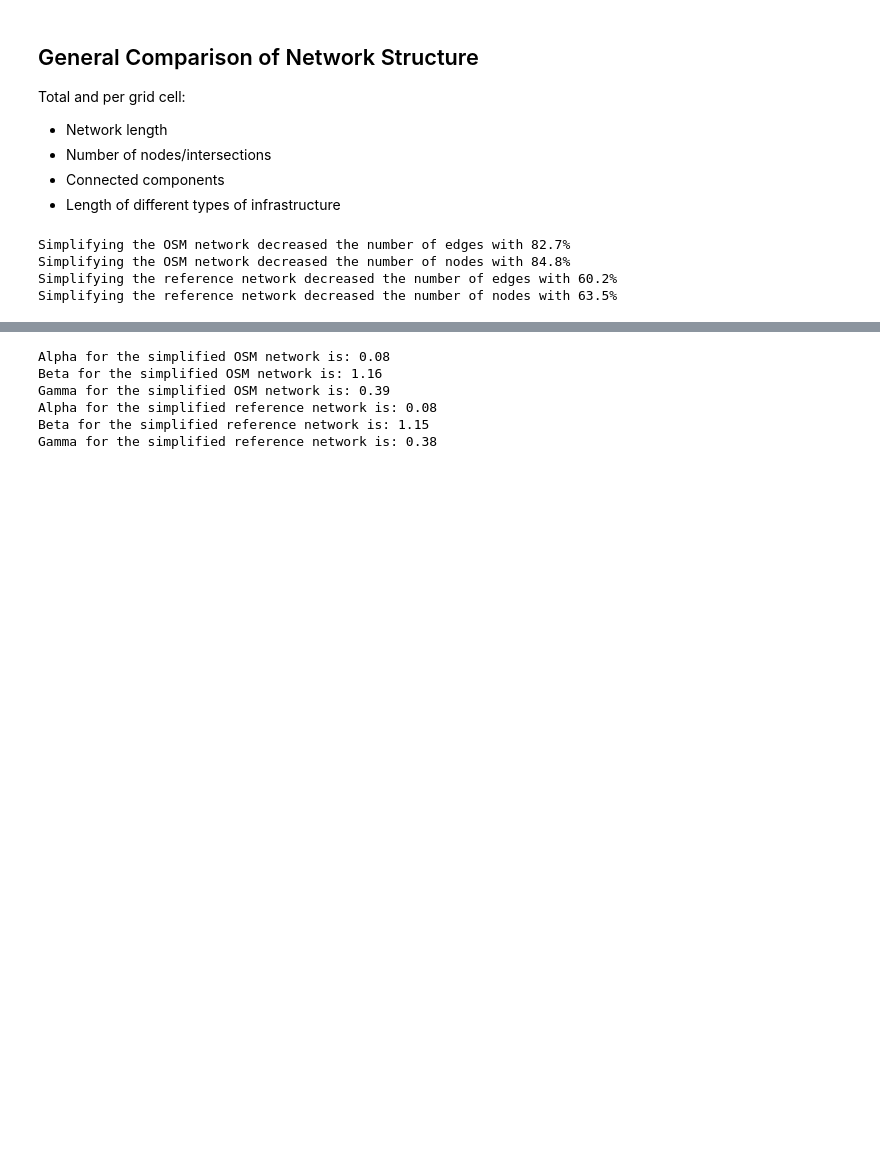
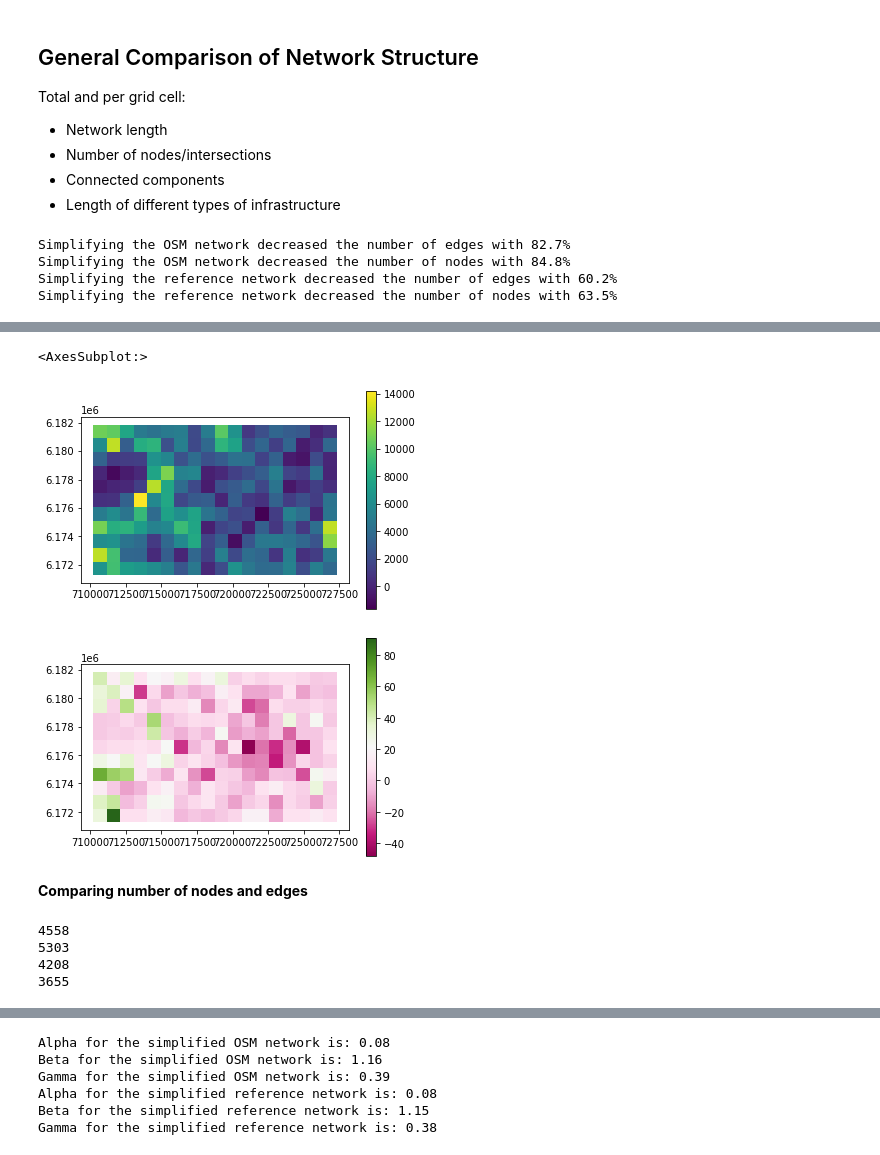
Before and after one commit to anerv/cycling_data_quality, a Jupyter notebook: scripts/extrinsinc_analysis.ipynb, the cells around one changed output, grey strips where cells are left out. Saved outputs shown, nothing was run; the diff lists cells and outputs as text; code cells hidden in the pictures; blank space fills up the shorter version.

```diff
--- a/scripts/extrinsinc_analysis.ipynb
+++ b/scripts/extrinsinc_analysis.ipynb
@@ -210,0 +264,30 @@ Simplifying the reference network decreased the number of nodes with 63.5%
+# %%
+grid['edge_density_diff'] = grid.osm_edge_density.fillna(value=0) - grid.ref_edge_density.fillna(value=0)
+grid['node_density_diff'] = grid.osm_node_density.fillna(value=0) - grid.ref_node_density.fillna(value=0)
+
+# TODO: Format plotting OBS! If they go below zero, as with node diff here, this should be emphasized!
+grid.plot(column='edge_density_diff', legend=True)
+grid.plot(column='node_density_diff', legend=True, cmap='PiYG')
+# %% [output]
+<AxesSubplot:>
+[figure, added]
+[figure, added]
+# %% [markdown]
+**Comparing number of nodes and edges**
+# %%
+# total
+osm_nodes_count = len(osm_simplified_nodes)
+osm_edges_count = len(osm_simplified_edges)
+
+ref_nodes_count = len(ref_simplified_nodes)
+ref_edges_count = len(ref_simplified_edges)
+
+print(osm_nodes_count)
+print(osm_edges_count)
+print(ref_edges_count)
+print(ref_nodes_count)
+# %% [output]
+4558
+5303
+4208
+3655
```
Also changed, not shown: parts of 20 cells of this notebook, 2 other files.
